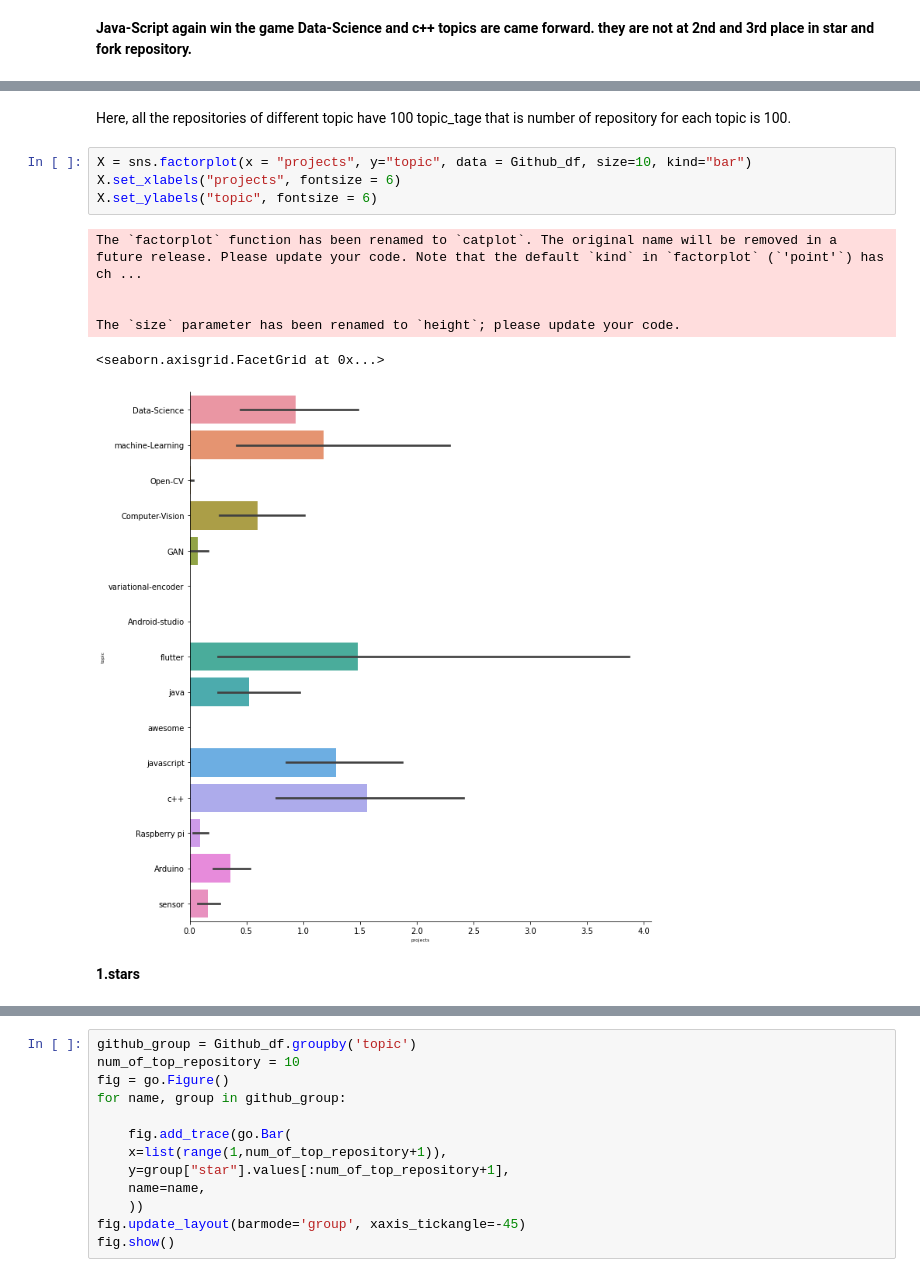
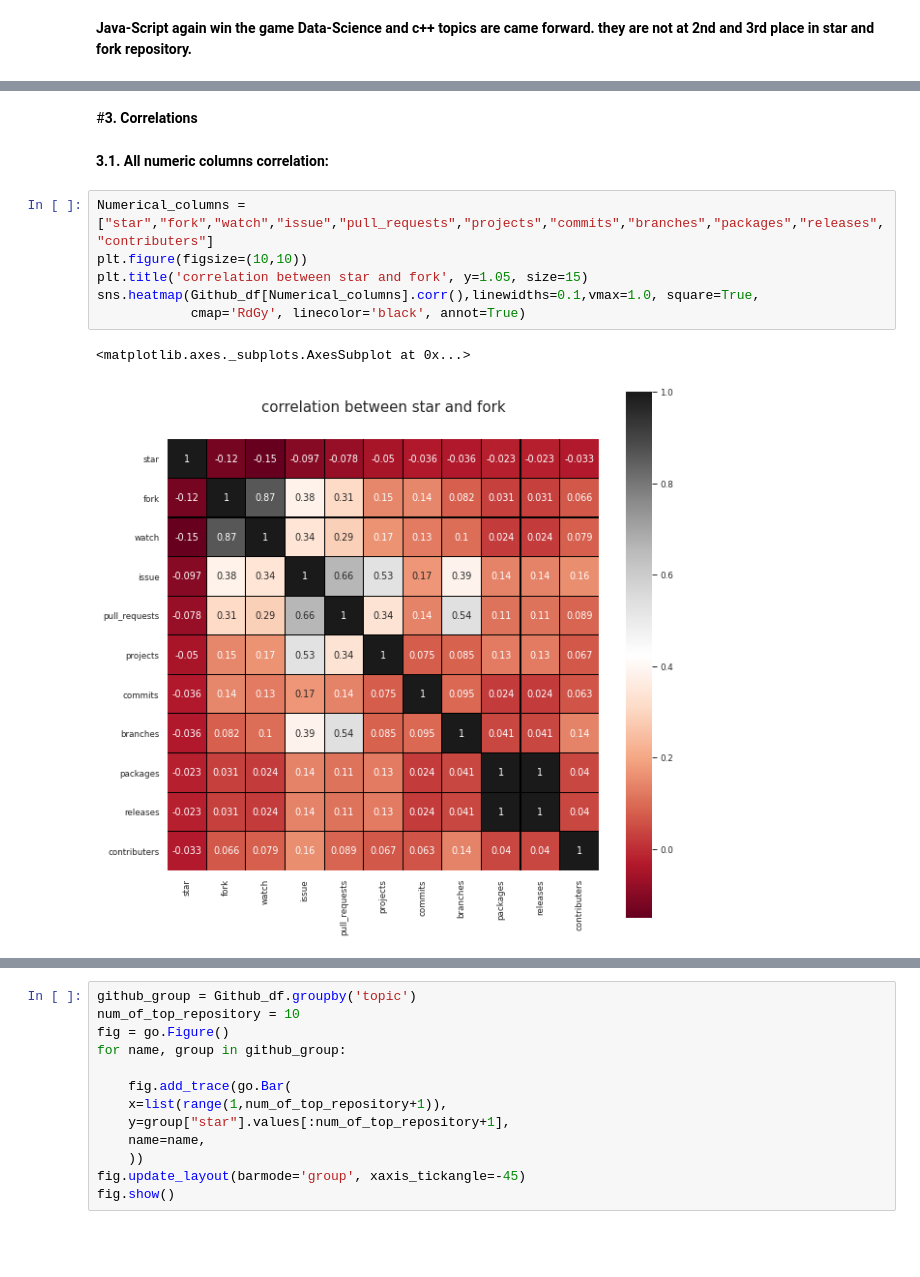
Before and after one commit to Preeti-sahani/ShapeAI_Internship_Project, a Jupyter notebook: Github_Repos.ipynb, the cells around one changed output, grey strips where cells are left out. Saved outputs shown, nothing was run; the diff lists cells and outputs as text; blank space fills up the shorter version.

```diff
--- a/Github_Repos.ipynb
+++ b/Github_Repos.ipynb
@@ -383,15 +322,13 @@ plt.xticks(rotation = 45);
-# %% [markdown]
-Here, all the repositories of different topic have 100  topic_tage that is number of repository for each topic is 100.
-# %%
-X = sns.factorplot(x = "projects", y="topic", data = Github_df, size=10, kind="bar")
-X.set_xlabels("projects", fontsize = 6)
-X.set_ylabels("topic", fontsize = 6)
-# %% [output]
-The `factorplot` function has been renamed to `catplot`. The original name will be removed in a future release. Please update your code. Note that the default `kind` in `factorplot` (`'point'`) has ch ...
-
-
-The `size` parameter has been renamed to `height`; please update your code.
-<seaborn.axisgrid.FacetGrid at 0x...>
-[figure, removed]
-# %% [markdown]
-**1.stars**
+# %% [markdown]
+#**3. Correlations**
+# %% [markdown]
+**3.1. All numeric columns correlation:**
+# %%
+Numerical_columns = ["star","fork","watch","issue","pull_requests","projects","commits","branches","packages","releases","contributers"]
+plt.figure(figsize=(10,10))
+plt.title('correlation between star and fork', y=1.05, size=15)
+sns.heatmap(Github_df[Numerical_columns].corr(),linewidths=0.1,vmax=1.0, square=True,
+            cmap='RdGy', linecolor='black', annot=True)
+# %% [output]
+<matplotlib.axes._subplots.AxesSubplot at 0x...>
+[figure, added]
```
Also changed, not shown: parts of 63 cells of this notebook.
